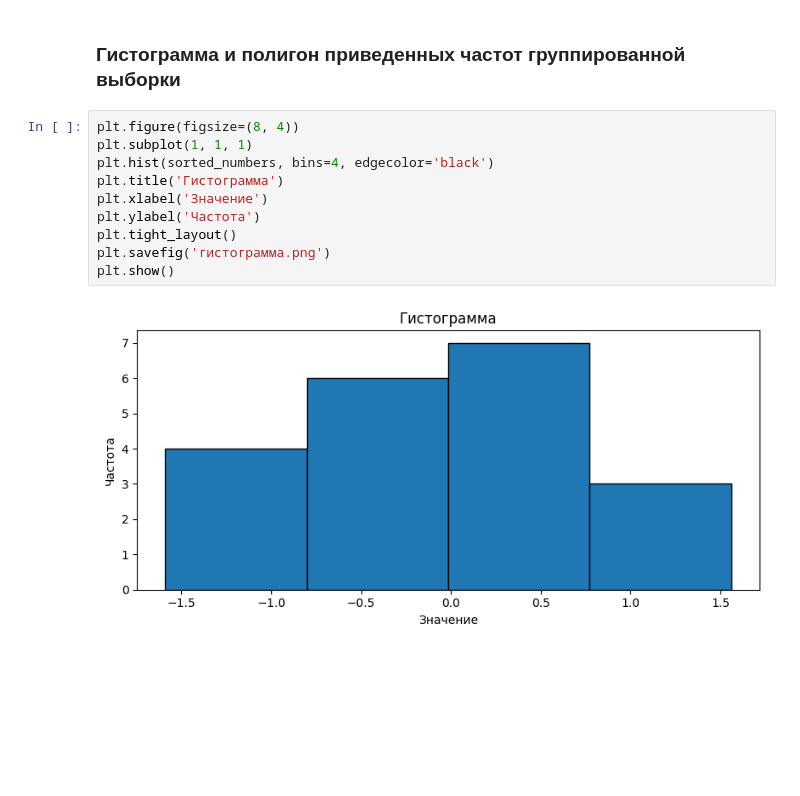
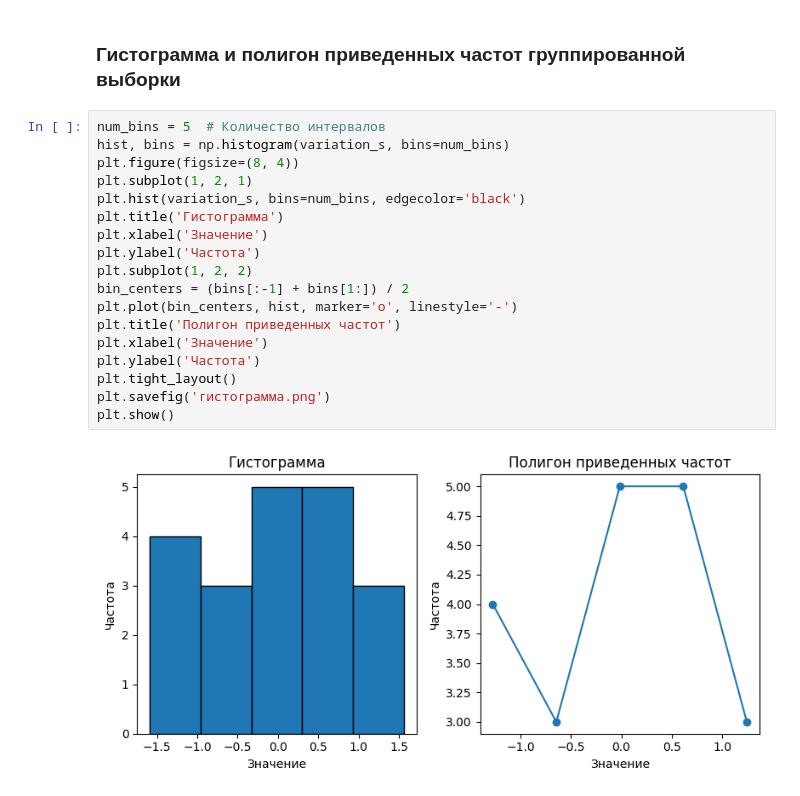
Before and after one commit to ta4ilka69/docs_for_labs, a Jupyter notebook: matan/TV/Artem Balin.ipynb, the cells around one changed output. Saved outputs shown, nothing was run; the diff lists cells and outputs as text; blank space fills up the shorter version.

```diff
--- a/matan/TV/Artem Balin.ipynb
+++ b/matan/TV/Artem Balin.ipynb
@@ -117,14 +117,22 @@ plt.show()
 # %% [markdown]
 ### Гистограмма и полигон приведенных частот группированной выборки
 # %%
+num_bins = 5  # Количество интервалов
+hist, bins = np.histogram(variation_s, bins=num_bins)
 plt.figure(figsize=(8, 4))
-plt.subplot(1, 1, 1)
-plt.hist(sorted_numbers, bins=4, edgecolor='black')
+plt.subplot(1, 2, 1)
+plt.hist(variation_s, bins=num_bins, edgecolor='black')
 plt.title('Гистограмма')
+plt.xlabel('Значение')
+plt.ylabel('Частота')
+plt.subplot(1, 2, 2)
+bin_centers = (bins[:-1] + bins[1:]) / 2
+plt.plot(bin_centers, hist, marker='o', linestyle='-')
+plt.title('Полигон приведенных частот')
 plt.xlabel('Значение')
 plt.ylabel('Частота')
 plt.tight_layout()
 plt.savefig('гистограмма.png')
 plt.show()
 # %% [output]
-[figure, old version]
+[figure, new version]
```
Also changed, not shown: parts of 1 cell of this notebook, 3 other files.
